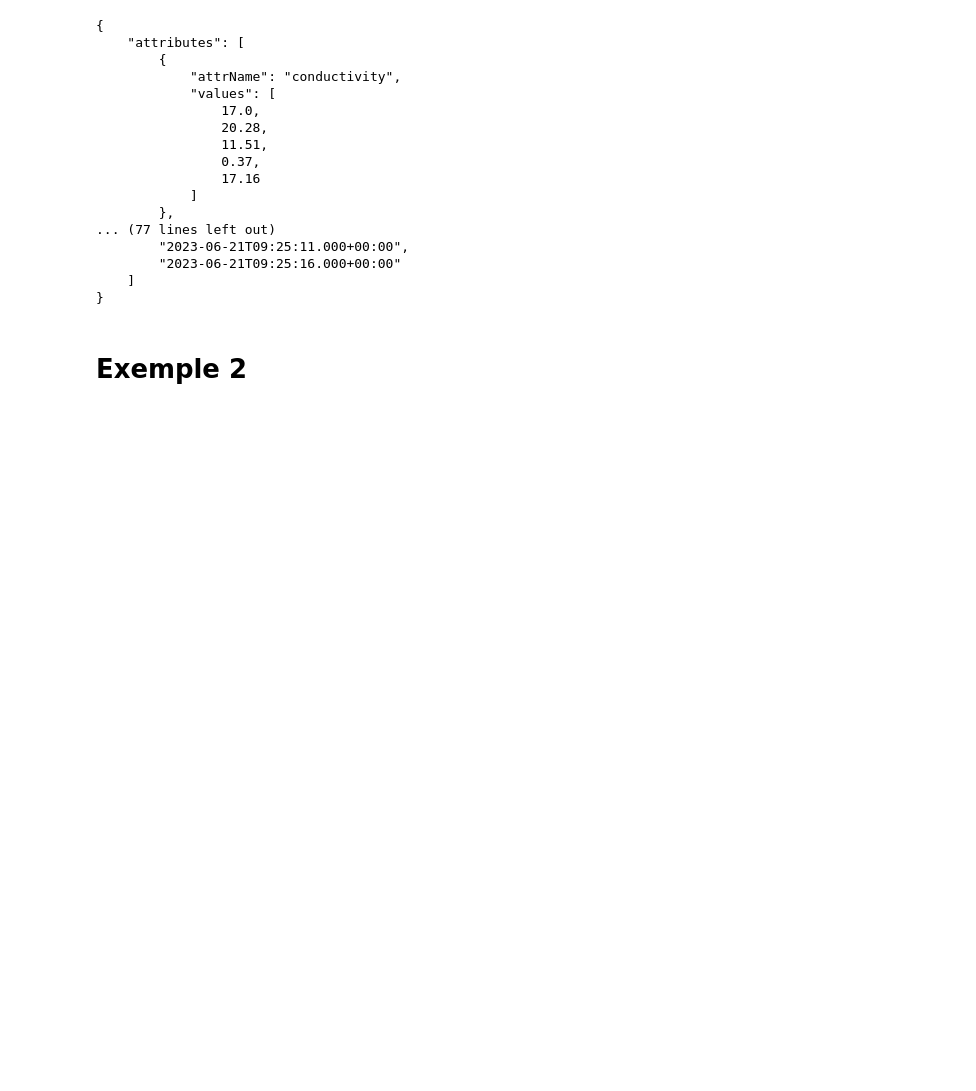
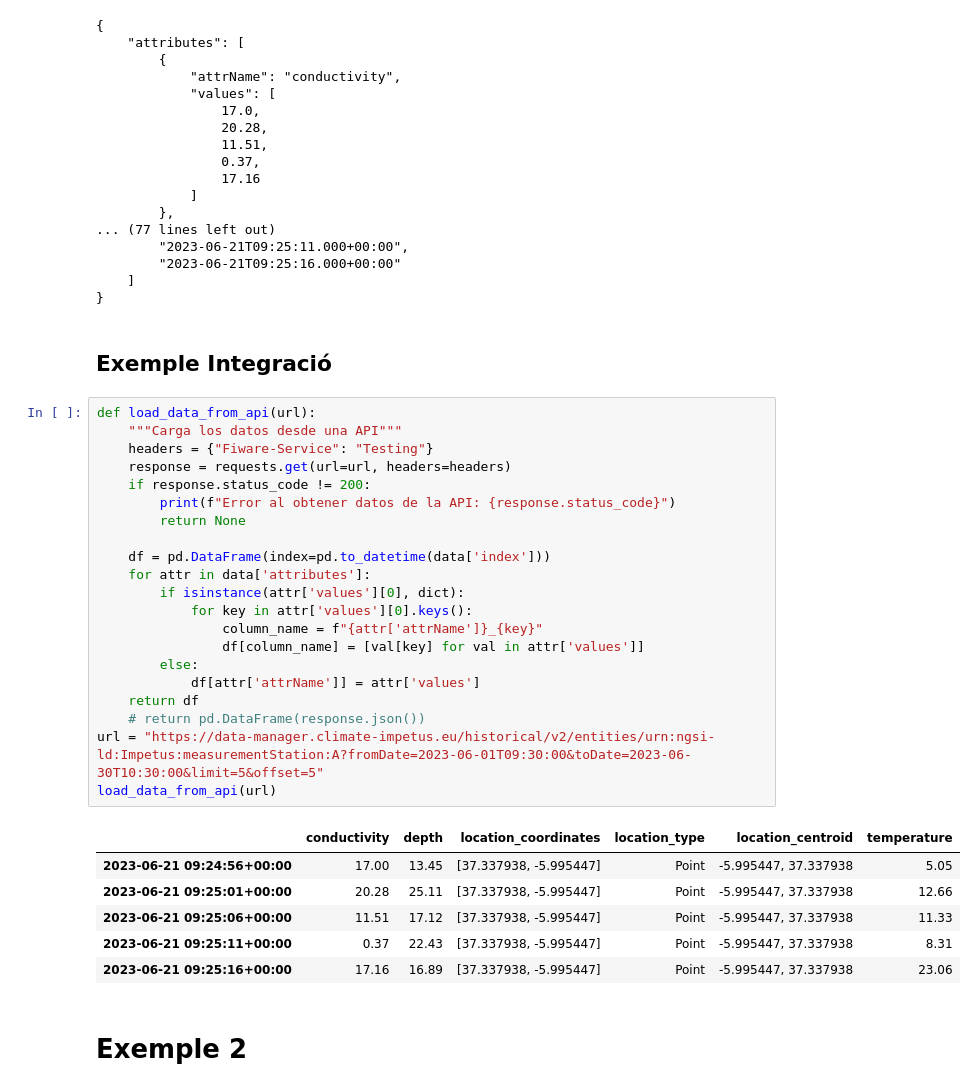
Before and after one commit to Applied-Artificial-Intelligence-Eurecat/IMPETUS-Utils, a Jupyter notebook: notebooks/3_fiware_test.ipynb, the cells around one changed output. Saved outputs shown, nothing was run; the diff lists cells and outputs as text; blank space fills up the shorter version.

```diff
--- a/notebooks/3_fiware_test.ipynb
+++ b/notebooks/3_fiware_test.ipynb
@@ -91,6 +95,36 @@ print(json.dumps(response.json(), indent = 4))
         "2023-06-21T09:25:16.000+00:00"
     ]
 }
+# %% [markdown]
+## Exemple Integració
+# %%
+def load_data_from_api(url):
+    """Carga los datos desde una API"""
+    headers = {"Fiware-Service": "Testing"}
+    response = requests.get(url=url, headers=headers)
+    if response.status_code != 200:
+        print(f"Error al obtener datos de la API: {response.status_code}")
+        return None
+
+    df = pd.DataFrame(index=pd.to_datetime(data['index']))
+    for attr in data['attributes']:
+        if isinstance(attr['values'][0], dict):
+            for key in attr['values'][0].keys():
+                column_name = f"{attr['attrName']}_{key}"
+                df[column_name] = [val[key] for val in attr['values']]
+        else:
+            df[attr['attrName']] = attr['values']
+    return df
+    # return pd.DataFrame(response.json())
+url = "https://data-manager.climate-impetus.eu/historical/v2/entities/urn:ngsi-ld:Impetus:measurementStation:A?fromDate=2023-06-01T09:30:00&toDate=2023-06-30T10:30:00&limit=5&offset=5"
+load_data_from_api(url)
+# %% [output]
+|  | conductivity | depth | location_coordinates | location_type | location_centroid | temperature |
+| 2023-06-21 09:24:56+00:00 | 17.00 | 13.45 | [37.337938, -5.995447] | Point | -5.995447, 37.337938 | 5.05 |
+| 2023-06-21 09:25:01+00:00 | 20.28 | 25.11 | [37.337938, -5.995447] | Point | -5.995447, 37.337938 | 12.66 |
+| 2023-06-21 09:25:06+00:00 | 11.51 | 17.12 | [37.337938, -5.995447] | Point | -5.995447, 37.337938 | 11.33 |
+| 2023-06-21 09:25:11+00:00 | 0.37 | 22.43 | [37.337938, -5.995447] | Point | -5.995447, 37.337938 | 8.31 |
+| 2023-06-21 09:25:16+00:00 | 17.16 | 16.89 | [37.337938, -5.995447] | Point | -5.995447, 37.337938 | 23.06 |
 # %% [markdown]
 # Exemple 2
 # %%
```
Also changed, not shown: parts of 1 cell of this notebook, 10 other files.
